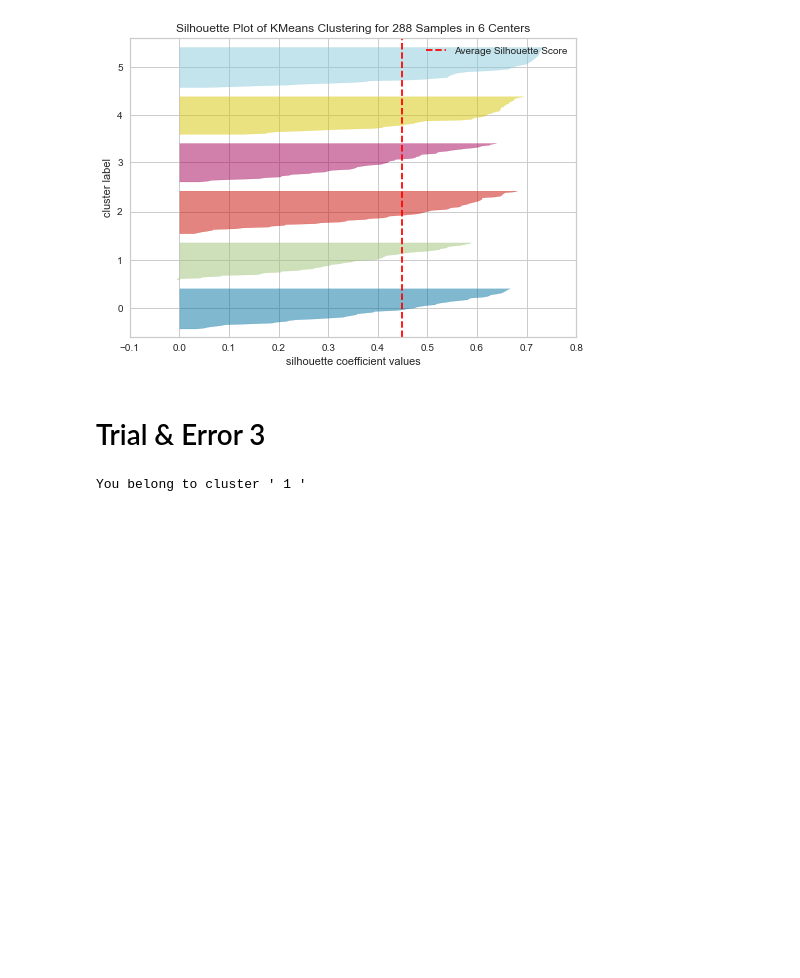
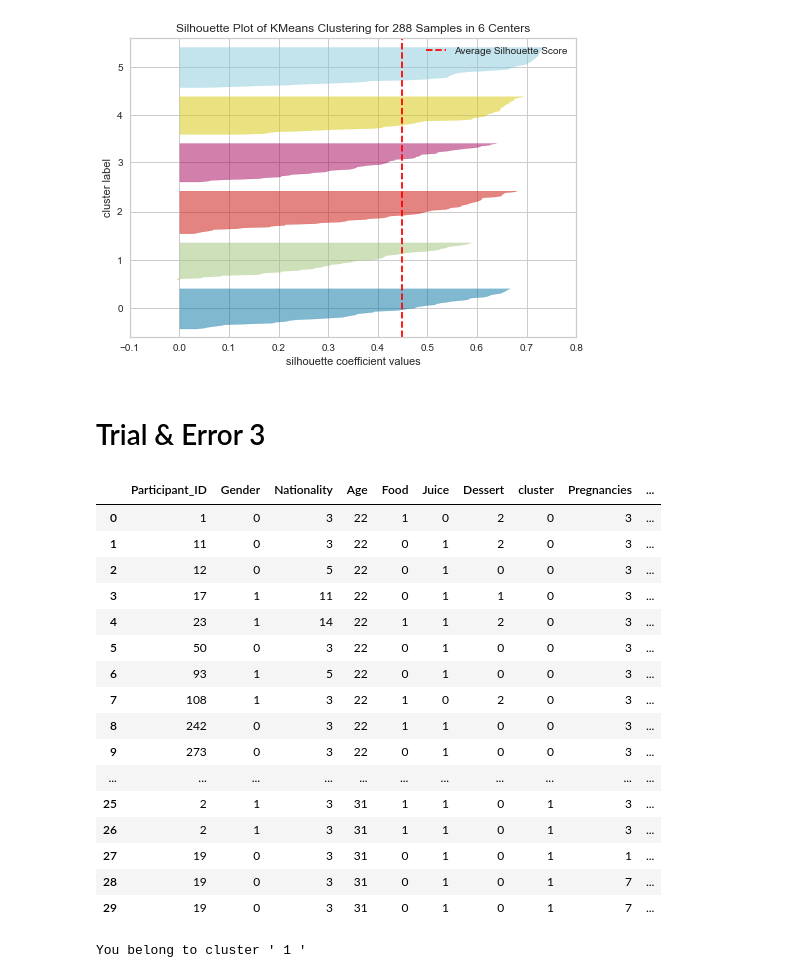
Before and after one commit to nutzbee/Collab-Tests, a Jupyter notebook: Food_Clustering.ipynb, the cells around one changed output. Saved outputs shown, nothing was run; the diff lists cells and outputs as text; code cells hidden in the pictures; blank space fills up the shorter version.

```diff
--- a/Food_Clustering.ipynb
+++ b/Food_Clustering.ipynb
@@ -203,6 +328,27 @@ for i in [2, 3, 4, 5, 6]:
 [figure]
 # %% [markdown]
 # Trial & Error 3
+# %%
+merged2 = pd.merge(sampleNutrientsDf,diabetesdf)
+merged2.head(30)
+# %% [output]
+|  | Participant_ID | Gender | Nationality | Age | Food | Juice | Dessert | cluster | Pregnancies | ... |
+| 0 | 1 | 0 | 3 | 22 | 1 | 0 | 2 | 0 | 3 | ... |
+| 1 | 11 | 0 | 3 | 22 | 0 | 1 | 2 | 0 | 3 | ... |
+| 2 | 12 | 0 | 5 | 22 | 0 | 1 | 0 | 0 | 3 | ... |
+| 3 | 17 | 1 | 11 | 22 | 0 | 1 | 1 | 0 | 3 | ... |
+| 4 | 23 | 1 | 14 | 22 | 1 | 1 | 2 | 0 | 3 | ... |
+| 5 | 50 | 0 | 3 | 22 | 0 | 1 | 0 | 0 | 3 | ... |
+| 6 | 93 | 1 | 5 | 22 | 0 | 1 | 0 | 0 | 3 | ... |
+| 7 | 108 | 1 | 3 | 22 | 1 | 0 | 2 | 0 | 3 | ... |
+| 8 | 242 | 0 | 3 | 22 | 1 | 1 | 0 | 0 | 3 | ... |
+| 9 | 273 | 0 | 3 | 22 | 0 | 1 | 0 | 0 | 3 | ... |
+| ... | ... | ... | ... | ... | ... | ... | ... | ... | ... | ... |
+| 25 | 2 | 1 | 3 | 31 | 1 | 1 | 0 | 1 | 3 | ... |
+| 26 | 2 | 1 | 3 | 31 | 1 | 1 | 0 | 1 | 3 | ... |
+| 27 | 19 | 0 | 3 | 31 | 0 | 1 | 0 | 1 | 1 | ... |
+| 28 | 19 | 0 | 3 | 31 | 0 | 1 | 0 | 1 | 7 | ... |
+| 29 | 19 | 0 | 3 | 31 | 0 | 1 | 0 | 1 | 7 | ... |
 # %%
 class example_class:
     example_df = sampleDf[['Gender','Age','Food','Juice','Dessert']]
```
Also changed, not shown: parts of 18 cells of this notebook, 5 other files.
